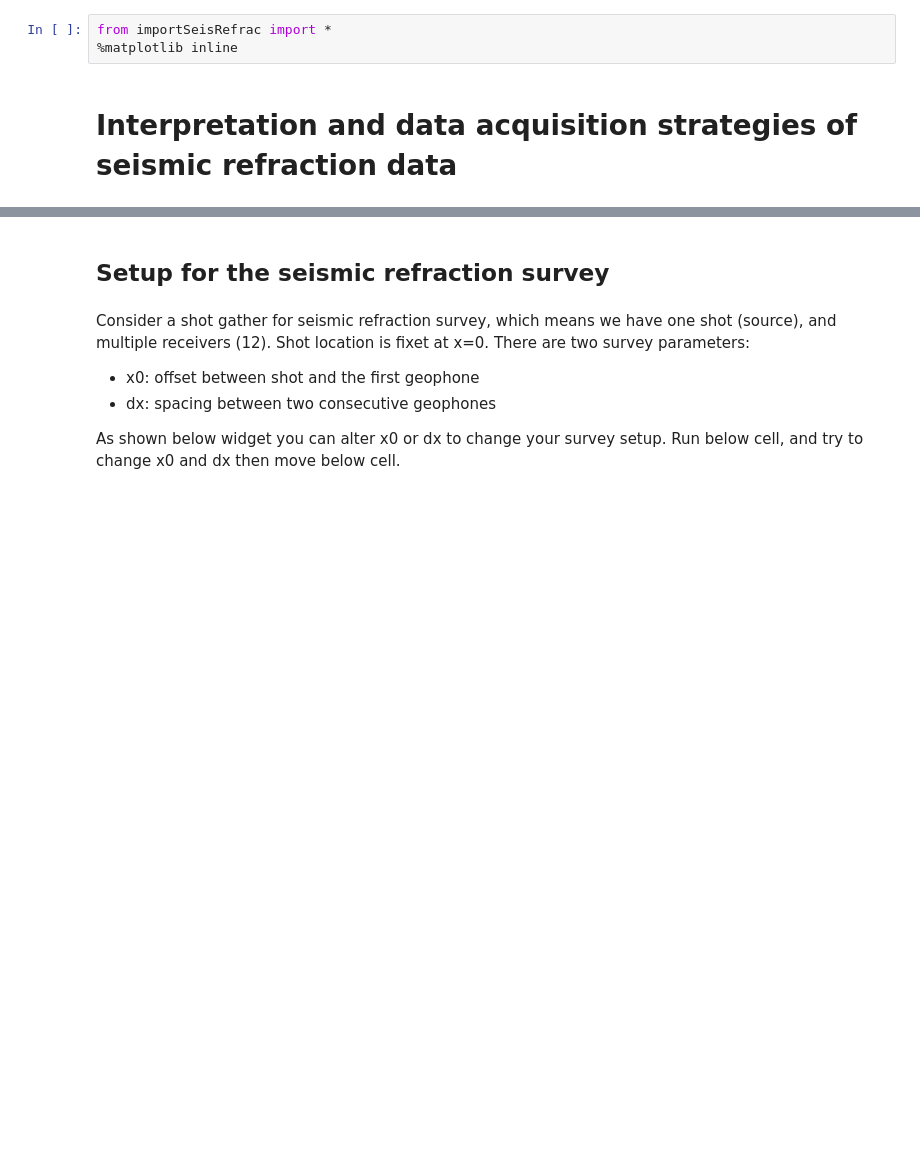
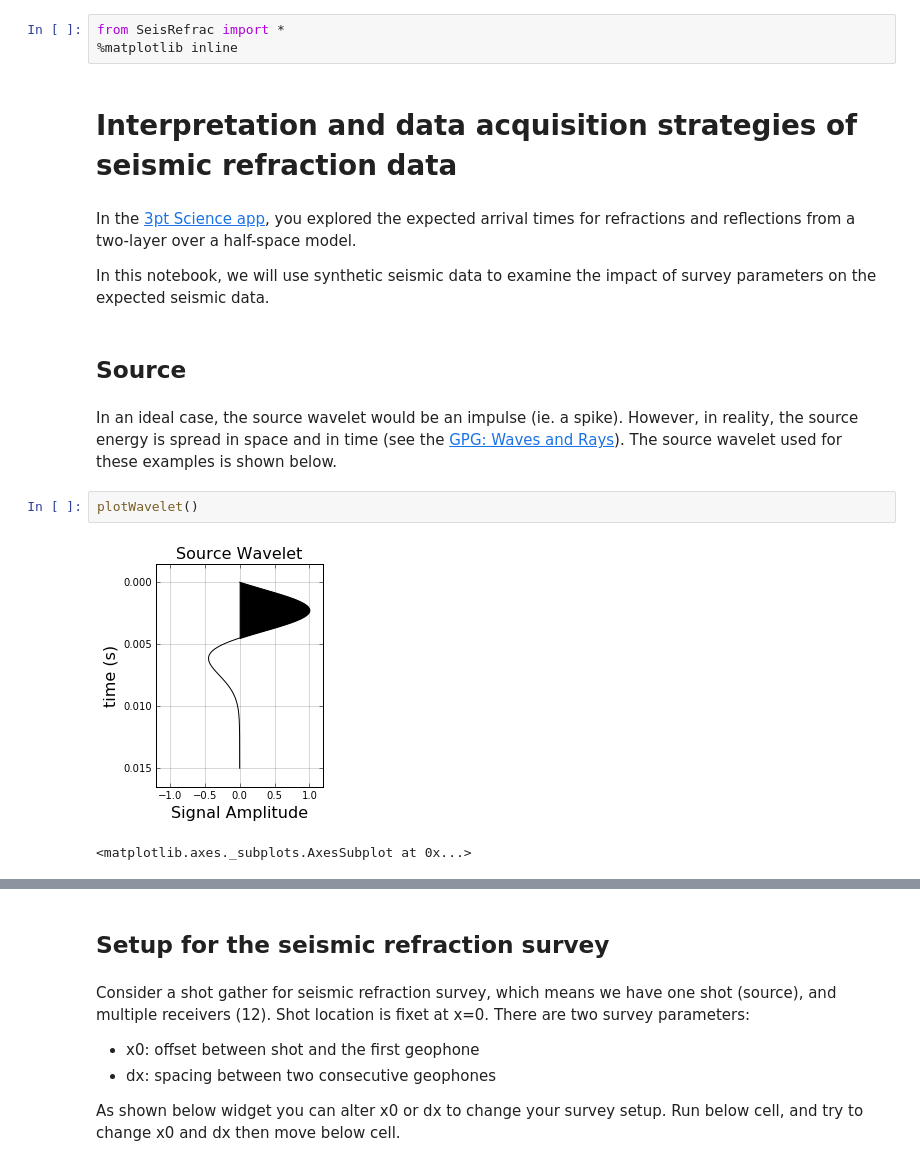
Before and after one commit to geoscixyz/geosci-labs, a Jupyter notebook: Seismic/RefractionSurvey/SeisRefracSurvey.ipynb, the cells around one changed output, grey strips where cells are left out. Drawn from its saved outputs; the diff is of its cells as text; blank space fills up the shorter version.

Commit message:
added source wavelet, use minimum phase wavelet, add t-x to data translation

```diff
--- a/Seismic/RefractionSurvey/SeisRefracSurvey.ipynb
+++ b/Seismic/RefractionSurvey/SeisRefracSurvey.ipynb
@@ -1,5 +1,18 @@
 # %%
-from importSeisRefrac import *
+from SeisRefrac import *
 %matplotlib inline
 # %% [markdown]
 # Interpretation and data acquisition strategies of seismic refraction data
+# %% [markdown]
+In the <a href="https://www.3ptscience.com/app/SeismicRefraction">3pt Science app</a>, you explored the expected arrival times for refractions and reflections from a two-layer over a half-space model.
+
+In this notebook, we will use synthetic seismic data to examine the impact of survey parameters on the expected seismic data.
+# %% [markdown]
+## Source
+# %% [markdown]
+In an ideal case, the source wavelet would be an impulse (ie. a spike). However, in reality, the source energy is spread in space and in time (see the <a href="http://gpg.geosci.xyz/content/seismic/wave_basics.html#waves-and-rays">GPG: Waves and Rays</a>). The source wavelet used for these examples is shown below.
+# %%
+plotWavelet()
+# %% [output]
+[figure, added]
+<matplotlib.axes._subplots.AxesSubplot at 0x...>
```
Also changed, not shown: parts of 4 cells of this notebook, 1 other file.
